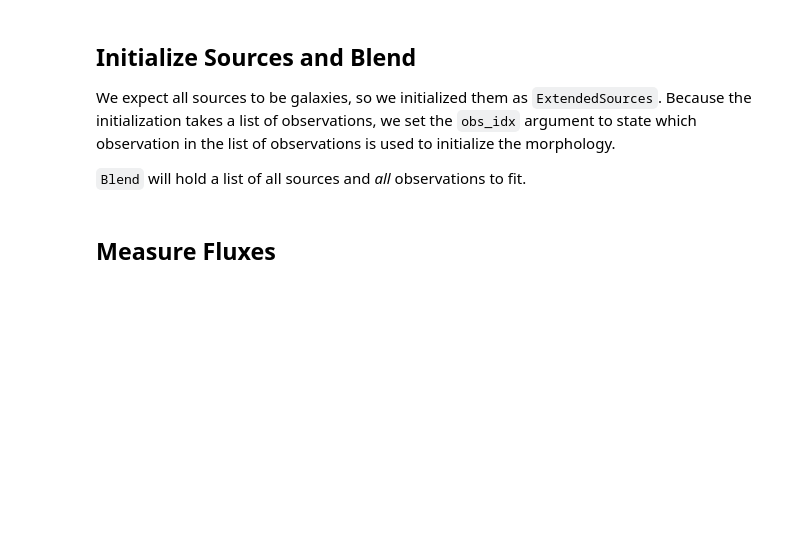
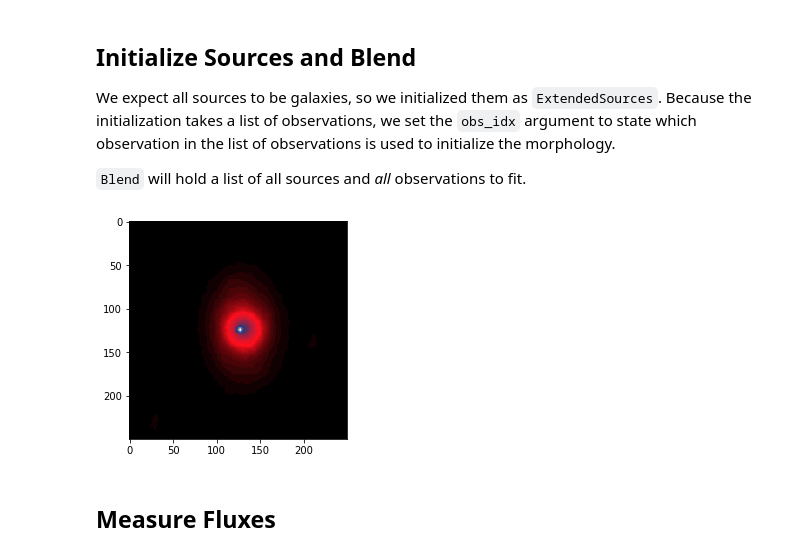
Before and after one commit to herjy/AGN_Deblending, a Jupyter notebook: Extract/multiresolution.ipynb, the cells around one changed output. Saved outputs shown, nothing was run; the diff lists cells and outputs as text; code cells hidden in the pictures; blank space fills up the shorter version.

```diff
--- a/Extract/multiresolution.ipynb
+++ b/Extract/multiresolution.ipynb
@@ -441,20 +448,26 @@ We expect all sources to be galaxies, so we initialized them as `ExtendedSources
 `Blend` will hold a list of all sources and *all* observations to fit.
 # %%
 # Building a detection coadd
-coadd, bg_cutoff = build_initialization_coadd(mask_observations, filtered_coadd = True)
-
+coadd, bg_cutoff = build_initialization_coadd(observations, filtered_coadd = True)
+plt.imshow(coadd)
+plt.show()
 # Source initialisation
-
+raf, decf,_ = wcs_hsc.wcs_pix2world(25, 30,0,0)
 # use point sources for the detected sources and extended ExtendedSource/ or Starlet_FixSED for the galaxy
 sources = [
-    scarlet.PointSource(model_frame, (ra[i], dec[i]), observations)
+    scarlet.ExtendedSource(model_frame, (ra[i], dec[i]), observations,
+                          min_grad = 0.2, shifting = True)
 
                        for i in range(ra.size)]+ [Starlet_FixSED(model_frame, (raG, decG), observations,
                            bg_cutoff=bg_cutoff,
                            min_grad = 0,
+                           coadd = coadd,
+                           starlet_thresh = 3,
                         )]
 
 blend = scarlet.Blend(sources, observations)
+# %% [output]
+[figure, added]
 # %% [markdown]
 ## Measure Fluxes
 # %%
```
Also changed, not shown: parts of 9 cells of this notebook.
